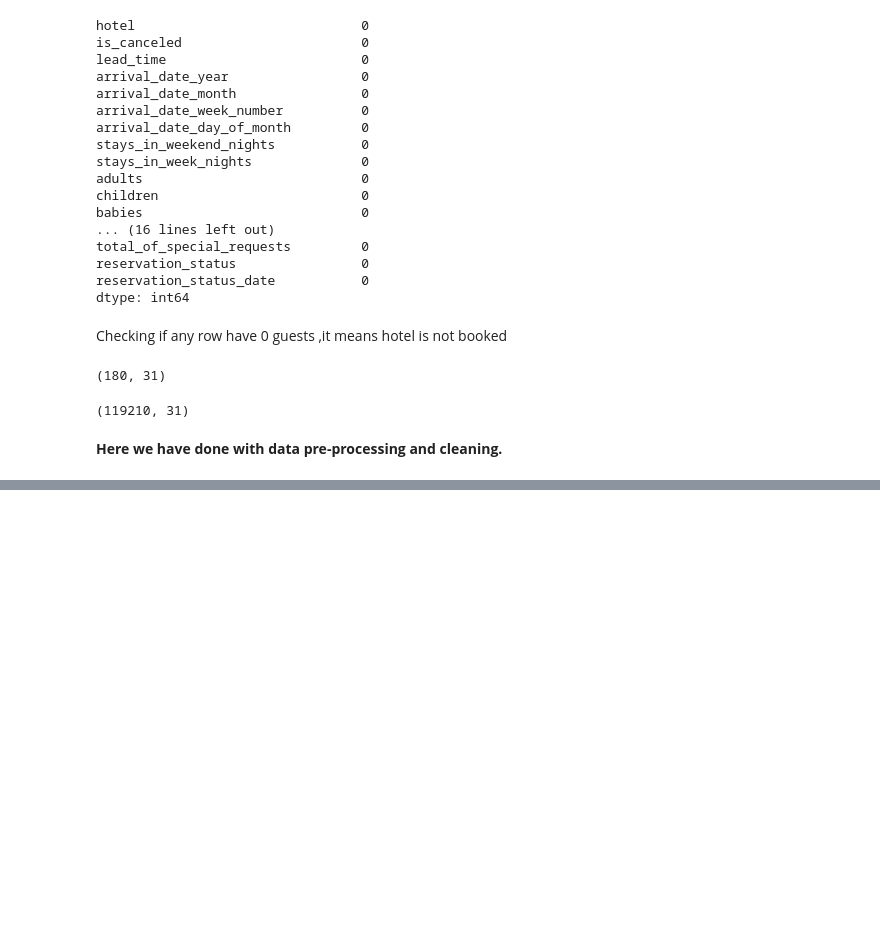
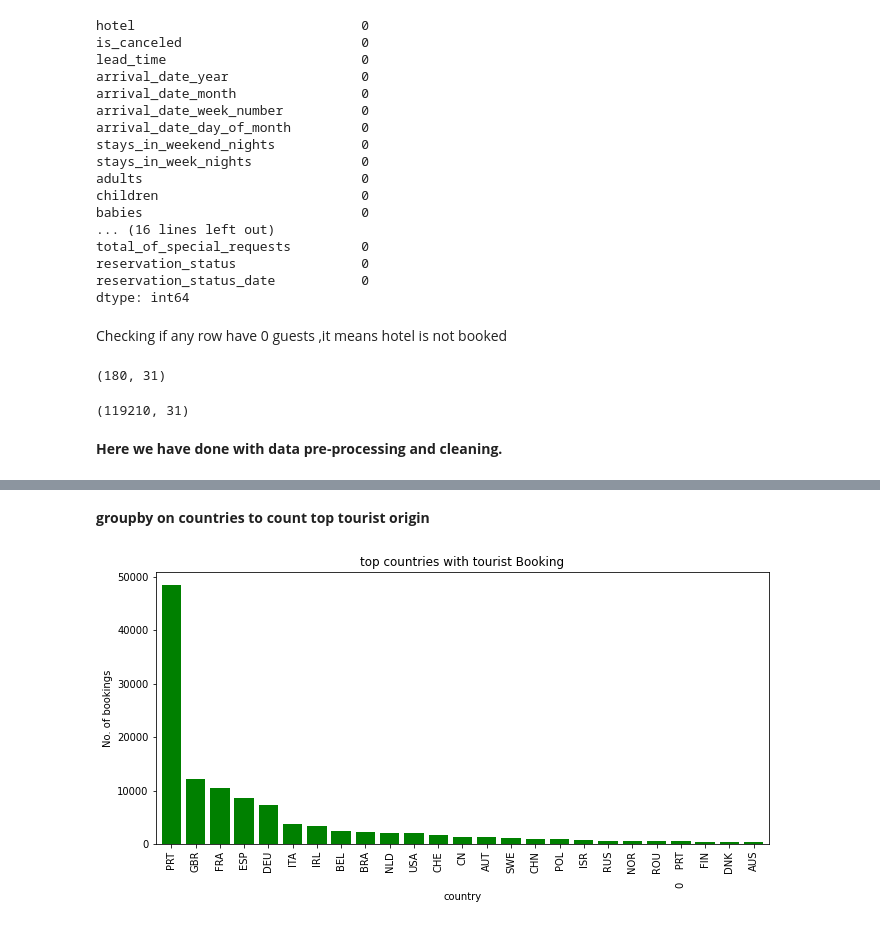
Before and after one commit to Arvindkale123/hotel_booking_analysis, a Jupyter notebook: capstone_hotel_booking_EDA.ipynb, the cells around one changed output, grey strips where cells are left out. Saved outputs shown, nothing was run; the diff lists cells and outputs as text; code cells hidden in the pictures; blank space fills up the shorter version.

```diff
--- a/capstone_hotel_booking_EDA.ipynb
+++ b/capstone_hotel_booking_EDA.ipynb
@@ -231,0 +242,19 @@ Booking_df.shape
+# %% [markdown]
+**groupby on countries to count top tourist origin**
+# %%
+
+df=Booking_df['country'].value_counts().head(25)
+
+
+# creating the bar plot
+df.plot(kind='bar',width=.8 ,color=['green'],figsize=(11, 5))
+
+# kegends of the plot
+plt.xlabel("country")
+plt.ylabel("No. of bookings")
+plt.title("top countries with tourist Booking")
+
+# display of the plot
+plt.show()
+# %% [output]
+[figure, added]
```
Also changed, not shown: parts of 15 cells of this notebook.
